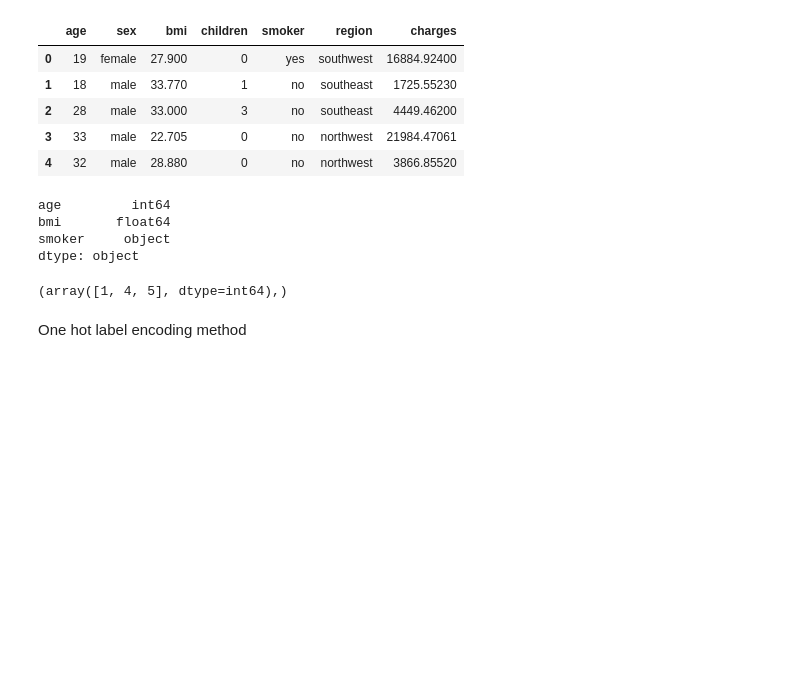
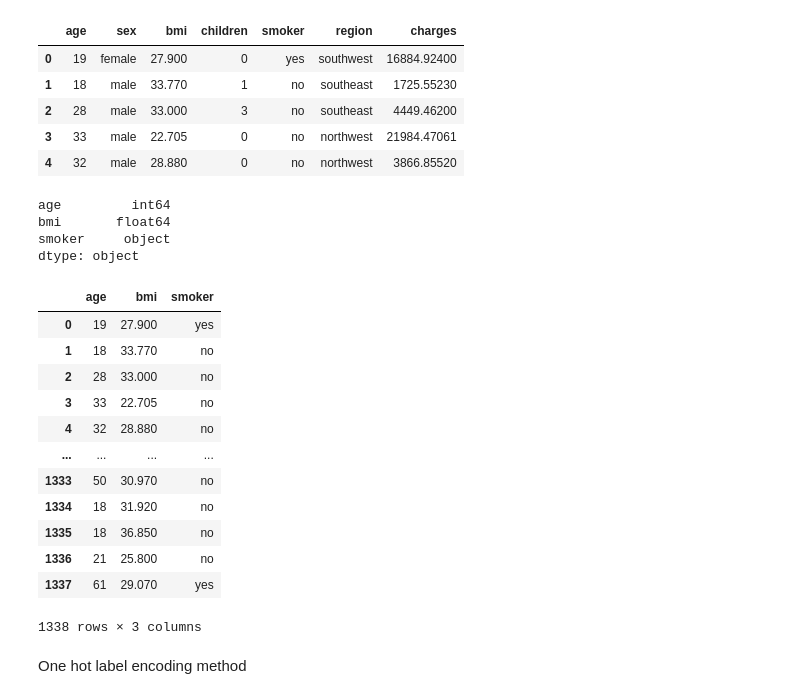
Before and after one commit to Ayushrawat-cmd/STPI-internship, a Jupyter notebook: model1.ipynb, the cells around one changed output. Drawn from its saved outputs; the diff is of its cells as text; code cells hidden in the pictures; blank space fills up the shorter version.

```diff
--- a/model1.ipynb
+++ b/model1.ipynb
@@ -34,9 +34,22 @@ bmi       float64
 smoker     object
 dtype: object
 # %%
-np.where((X.dtypes == object))
+# np.where((X.dtypes == object))
+X
 # %% [output]
+|  | age | bmi | smoker |
+| 0 | 19 | 27.900 | yes |
+| 1 | 18 | 33.770 | no |
+| 2 | 28 | 33.000 | no |
+| 3 | 33 | 22.705 | no |
+| 4 | 32 | 28.880 | no |
+| ... | ... | ... | ... |
+| 1333 | 50 | 30.970 | no |
+| 1334 | 18 | 31.920 | no |
+| 1335 | 18 | 36.850 | no |
+| 1336 | 21 | 25.800 | no |
+| 1337 | 61 | 29.070 | yes |
-(array([1, 4, 5], dtype=int64),)
+1338 rows × 3 columns
 # %% [markdown]
 One hot label encoding method
 # %%
```
Also changed, not shown: parts of 23 cells of this notebook, 2 other files.
